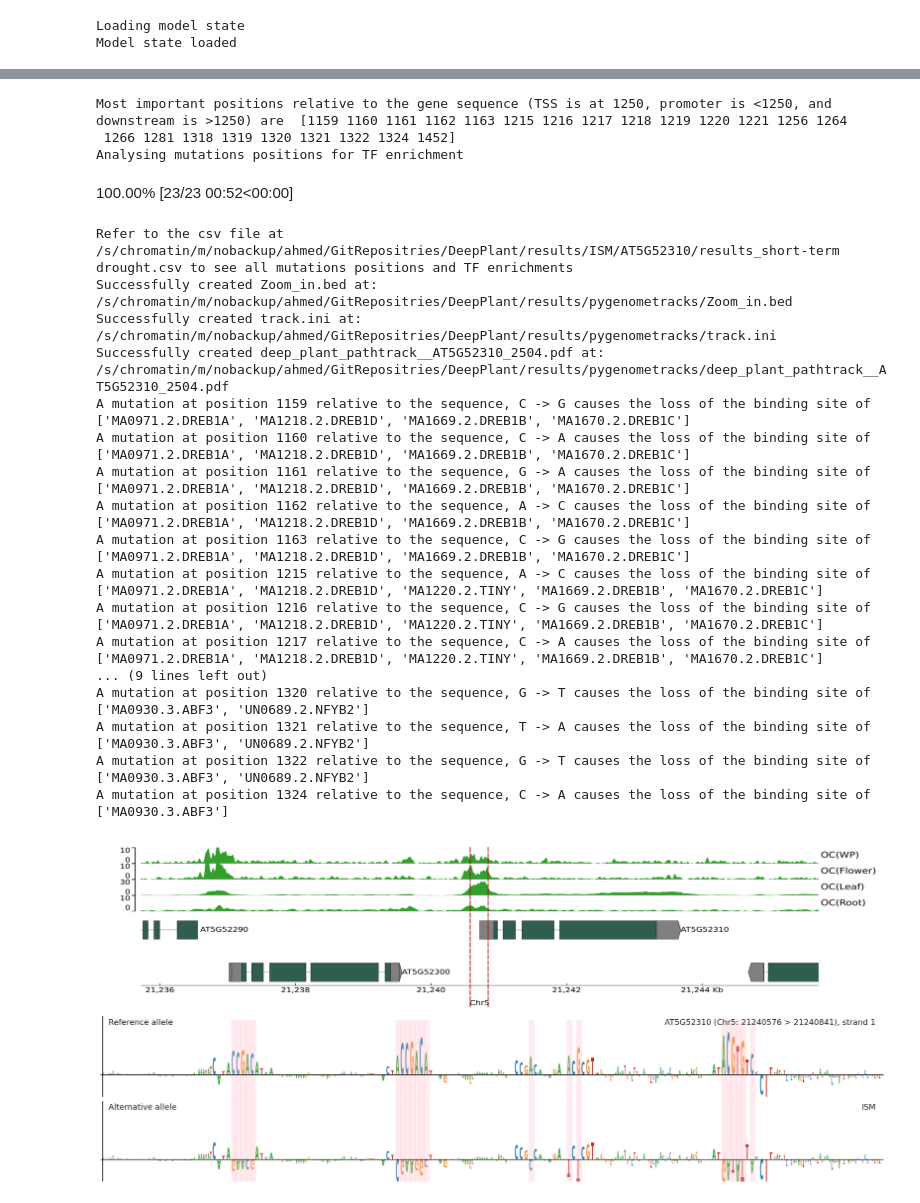
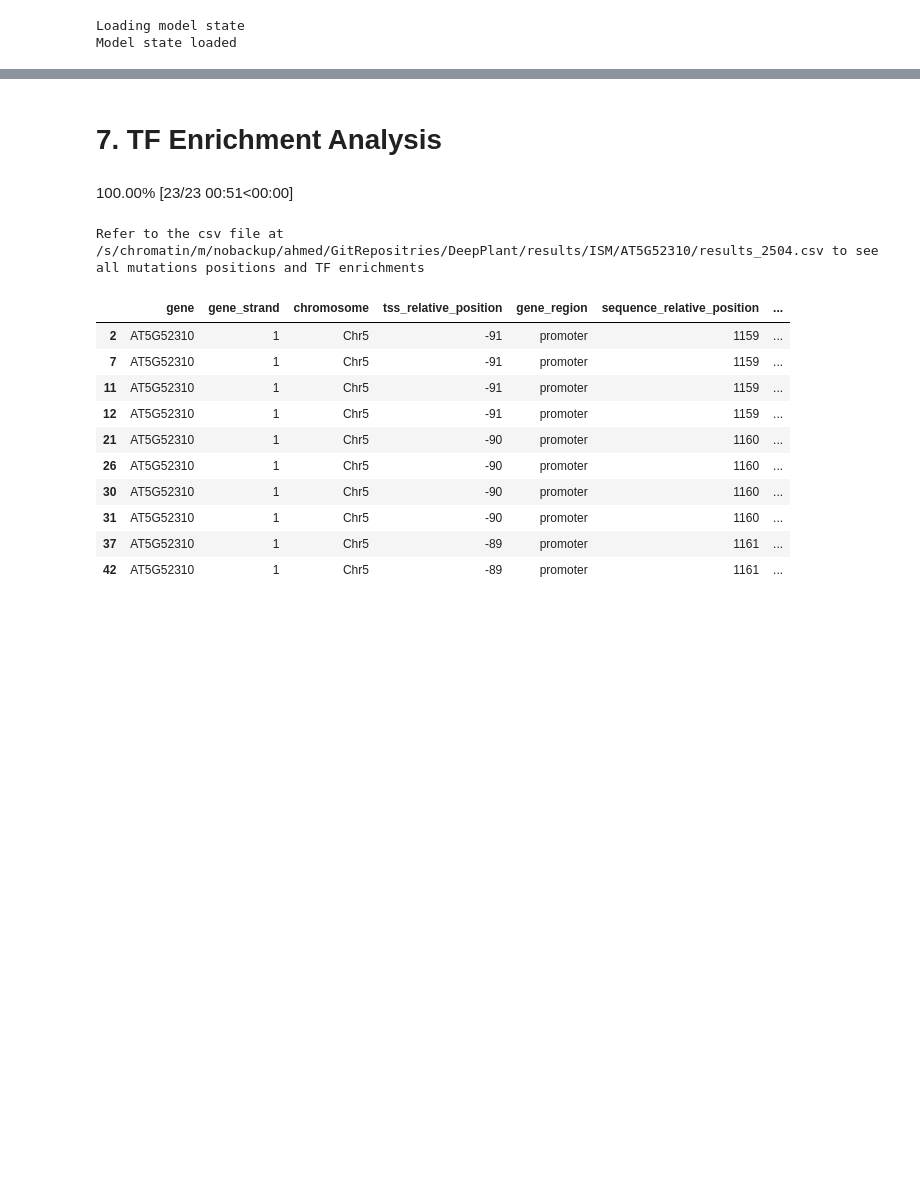
Before and after one commit to Addaoud/DeepPlant, a Jupyter notebook: do_ISM_on_gene.ipynb, the cells around one changed output, grey strips where cells are left out. Drawn from its saved outputs; the diff is of its cells as text; code cells hidden in the pictures; blank space fills up the shorter version.

```diff
--- a/do_ISM_on_gene.ipynb
+++ b/do_ISM_on_gene.ipynb
@@ -158,72 +294,39 @@ Gene AT5G52310 expression is 94.197509765625
+# %% [markdown]
+# 7. TF Enrichment Analysis
 # %%
 treatment = gex_metadata.iloc[exp_id].Treatment
-ISM_values = ((sum_lfc[:,:,exp_id]-sum_lfc[:,:,exp_id].mean(0))*hot_encode_sequence(ref_allele)).max(axis=0)
-Imporatant_positions = np.where(ISM_values>0.4*ISM_values.max())[0]
-print('Most important positions relative to the gene sequence (TSS is at 1250, promoter is <1250, and downstream is >1250) are ',Imporatant_positions)
-print('Analysing mutations positions for TF enrichment')
 results_df = analyze_mutations_with_chip(
     gene=gene,
     sum_lfc=sum_lfc[:,:,exp_id],
     ref_sequence=ref_allele,
     nuclt=nuclt,
     gene_df_full=gene_df,
     motif_dict=pssm_dict_jaspar,
     metadata=csp_metadata,
     bed_files_path=bed_files_path,
-    mutation_threshold=0.4,
-    score_threshold=0.7,
+    mutation_threshold=MUTATION_THRESHOLD,
+    score_threshold=MOTIF_SCORE_THRESHOLD,
     pad=20
 )
-csv_file_path = f"{gene_results_path}/results_{treatment}.csv"
+csv_file_path = f"{gene_results_path}/results_{exp_id}.csv"
 results_df.to_csv(csv_file_path,index=False)
 print(f"Refer to the csv file at {csv_file_path} to see all mutations positions and TF enrichments")
 loss_df = results_df.loc[
     (results_df.chip_peak_overlap == True) &
     (results_df.effect == 'Loss')
 ]
-start = min(loss_df.relative_position.values.tolist())-50
-end = max(loss_df.relative_position.values.tolist())+50
-mutations_bed_path = create_zoom_in_bed(deep_plant_path,chrom,relative_to_genomic_position(start,tss,strand),relative_to_genomic_position(end,tss,strand))
-ini_file_path = create_track_ini(deep_plant_path, mutations_bed_path)
-target_chromosome = f"Chr{chrom}"
-start_pos = int(tss)-5000
-end_pos = int(tss)+5000
-output_name = f"deep_plant_pathtrack__{gene}_{exp_id}.pdf"
-figure_path = os.path.join(deep_plant_path,f"results/pygenometracks/{output_name}")
-!pyGenomeTracks --tracks {ini_file_path} --region {target_chromosome}:{start_pos}-{end_pos} --outFileName {figure_path} --dpi 500 --trackLabelFraction 0.0 > /dev/null 2>&1
-print(f"Successfully created {output_name} at: {figure_path}")
-plot_ref_alt_ism(
-    figure_path=figure_path,
-    gene=gene,
-    chrom=f"Chr{chrom}",
-    sum_lfc=sum_lfc[:,:,exp_id],
-    ref_sequence=ref_allele,
-    results_df=loss_df,
-    start = min(loss_df.relative_position.values.tolist())-50,
-    end = max(loss_df.relative_position.values.tolist())+50,
-    tss=tss,
-    strand=strand
-)
+loss_df.head(10)
 # %% [output]
+100.00% [23/23 00:51<00:00]
-Most important positions relative to the gene sequence (TSS is at 1250, promoter is <1250, and downstream is >1250) are  [1159 1160 1161 1162 1163 1215 1216 1217 1218 1219 1220 1221 1256 1264
- 1266 1281 1318 1319 1320 1321 1322 1324 1452]
-Analysing mutations positions for TF enrichment
+Refer to the csv file at /s/chromatin/m/nobackup/ahmed/GitRepositries/DeepPlant/results/ISM/AT5G52310/results_2504.csv to see all mutations positions and TF enrichments
-100.00% [23/23 00:52<00:00]
-Refer to the csv file at /s/chromatin/m/nobackup/ahmed/GitRepositries/DeepPlant/results/ISM/AT5G52310/results_short-term drought.csv to see all mutations positions and TF enrichments
-Successfully created Zoom_in.bed at: /s/chromatin/m/nobackup/ahmed/GitRepositries/DeepPlant/results/pygenometracks/Zoom_in.bed
-Successfully created track.ini at: /s/chromatin/m/nobackup/ahmed/GitRepositries/DeepPlant/results/pygenometracks/track.ini
-Successfully created deep_plant_pathtrack__AT5G52310_2504.pdf at: /s/chromatin/m/nobackup/ahmed/GitRepositries/DeepPlant/results/pygenometracks/deep_plant_pathtrack__AT5G52310_2504.pdf
-A mutation at position 1159 relative to the sequence, C -> G causes the loss of the binding site of ['MA0971.2.DREB1A', 'MA1218.2.DREB1D', 'MA1669.2.DREB1B', 'MA1670.2.DREB1C']
-A mutation at position 1160 relative to the sequence, C -> A causes the loss of the binding site of ['MA0971.2.DREB1A', 'MA1218.2.DREB1D', 'MA1669.2.DREB1B', 'MA1670.2.DREB1C']
-A mutation at position 1161 relative to the sequence, G -> A causes the loss of the binding site of ['MA0971.2.DREB1A', 'MA1218.2.DREB1D', 'MA1669.2.DREB1B', 'MA1670.2.DREB1C']
-A mutation at position 1162 relative to the sequence, A -> C causes the loss of the binding site of ['MA0971.2.DREB1A', 'MA1218.2.DREB1D', 'MA1669.2.DREB1B', 'MA1670.2.DREB1C']
-A mutation at position 1163 relative to the sequence, C -> G causes the loss of the binding site of ['MA0971.2.DREB1A', 'MA1218.2.DREB1D', 'MA1669.2.DREB1B', 'MA1670.2.DREB1C']
-A mutation at position 1215 relative to the sequence, A -> C causes the loss of the binding site of ['MA0971.2.DREB1A', 'MA1218.2.DREB1D', 'MA1220.2.TINY', 'MA1669.2.DREB1B', 'MA1670.2.DREB1C']
-A mutation at position 1216 relative to the sequence, C -> G causes the loss of the binding site of ['MA0971.2.DREB1A', 'MA1218.2.DREB1D', 'MA1220.2.TINY', 'MA1669.2.DREB1B', 'MA1670.2.DREB1C']
-A mutation at position 1217 relative to the sequence, C -> A causes the loss of the binding site of ['MA0971.2.DREB1A', 'MA1218.2.DREB1D', 'MA1220.2.TINY', 'MA1669.2.DREB1B', 'MA1670.2.DREB1C']
-... (9 lines left out)
-A mutation at position 1320 relative to the sequence, G -> T causes the loss of the binding site of ['MA0930.3.ABF3', 'UN0689.2.NFYB2']
-A mutation at position 1321 relative to the sequence, T -> A causes the loss of the binding site of ['MA0930.3.ABF3', 'UN0689.2.NFYB2']
-A mutation at position 1322 relative to the sequence, G -> T causes the loss of the binding site of ['MA0930.3.ABF3', 'UN0689.2.NFYB2']
-A mutation at position 1324 relative to the sequence, C -> A causes the loss of the binding site of ['MA0930.3.ABF3']
-[figure, removed]
+|  | gene | gene_strand | chromosome | tss_relative_position | gene_region | sequence_relative_position | ... |
+| 2 | AT5G52310 | 1 | Chr5 | -91 | promoter | 1159 | ... |
+| 7 | AT5G52310 | 1 | Chr5 | -91 | promoter | 1159 | ... |
+| 11 | AT5G52310 | 1 | Chr5 | -91 | promoter | 1159 | ... |
+| 12 | AT5G52310 | 1 | Chr5 | -91 | promoter | 1159 | ... |
+| 21 | AT5G52310 | 1 | Chr5 | -90 | promoter | 1160 | ... |
+| 26 | AT5G52310 | 1 | Chr5 | -90 | promoter | 1160 | ... |
+| 30 | AT5G52310 | 1 | Chr5 | -90 | promoter | 1160 | ... |
+| 31 | AT5G52310 | 1 | Chr5 | -90 | promoter | 1160 | ... |
+| 37 | AT5G52310 | 1 | Chr5 | -89 | promoter | 1161 | ... |
+| 42 | AT5G52310 | 1 | Chr5 | -89 | promoter | 1161 | ... |
```
Also changed, not shown: parts of 22 cells of this notebook, 1 other file.
